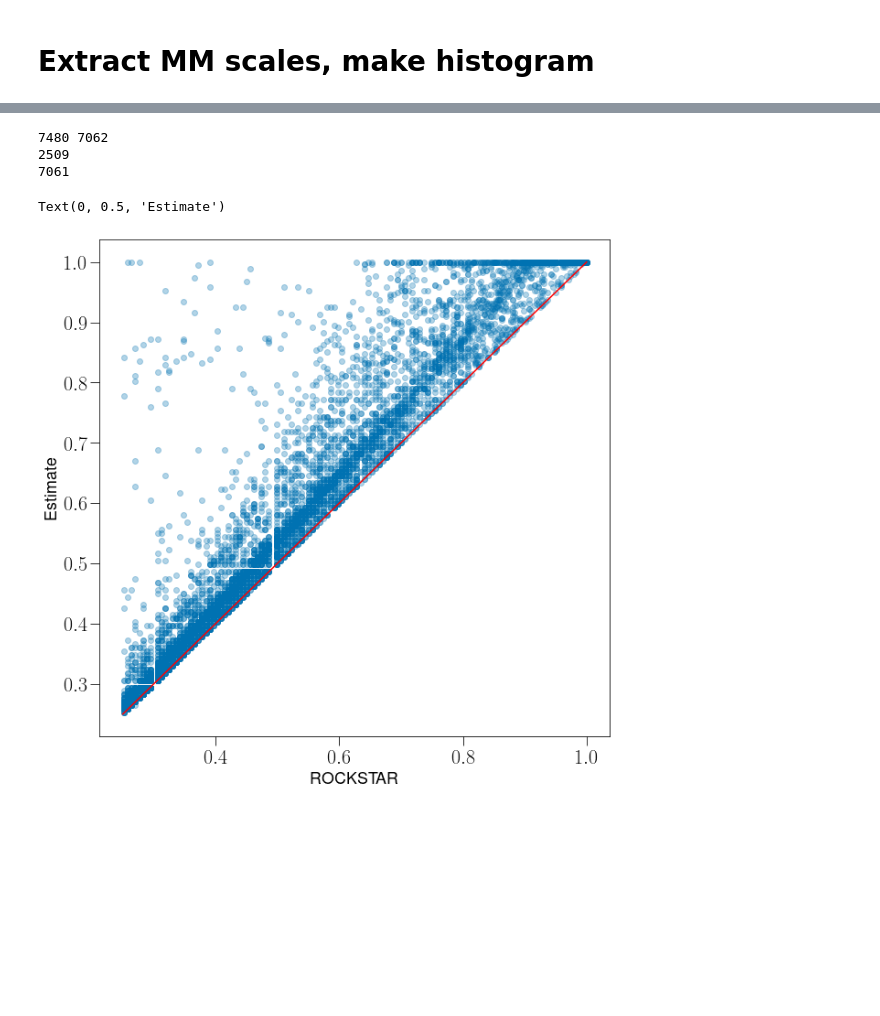
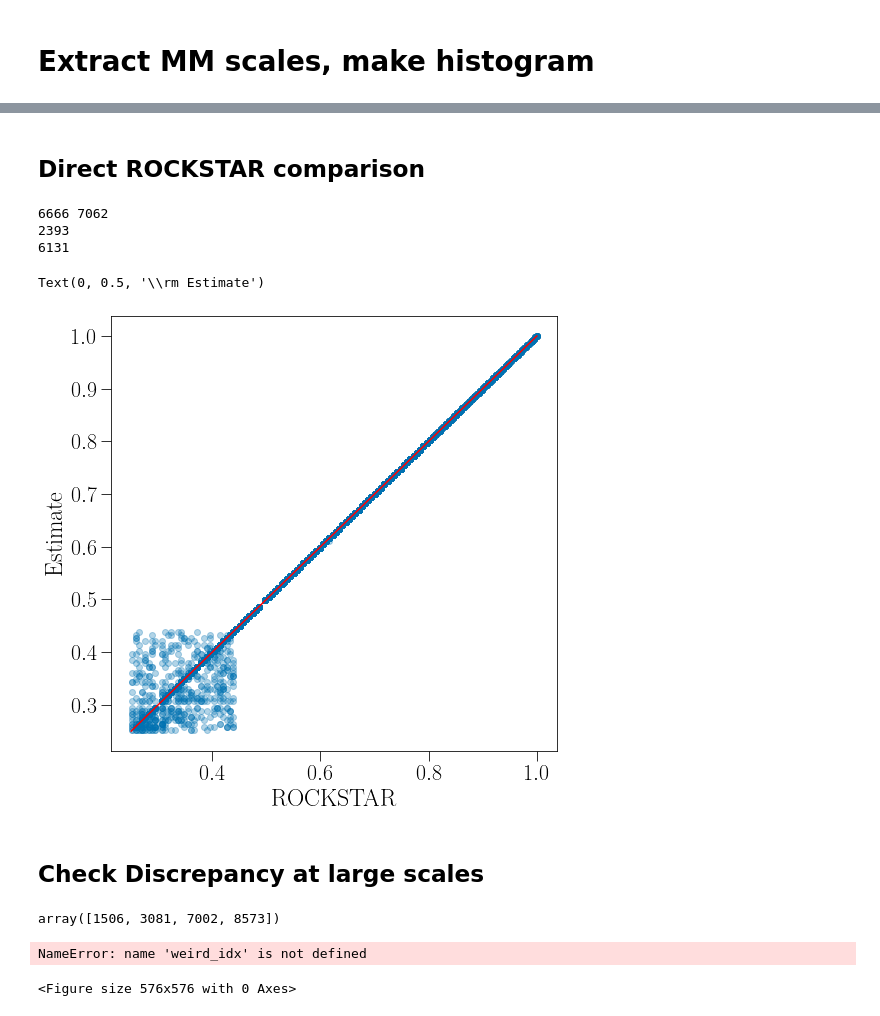
Before and after one commit to ismael-mendoza/nbody-relaxed, a Jupyter notebook: notebooks/jupyter/exploratory/extract-MM-scales2.ipynb, the cells around one changed output, grey strips where cells are left out. Drawn from its saved outputs; the diff is of its cells as text; code cells hidden in the pictures; blank space fills up the shorter version.

```diff
--- a/notebooks/jupyter/exploratory/extract-MM-scales2.ipynb
+++ b/notebooks/jupyter/exploratory/extract-MM-scales2.ipynb
@@ -70,22 +78,35 @@ print(cvir_train.shape, cvir_test.shape)
 # %%
 # first we need merger ratio at every scale
-merger_ratio  = np.zeros((len(cat), len(scales)))
+merger_ratio_inst  = np.zeros((len(cat), len(scales)))
+merger_ratio_present = np.zeros((len(cat), len(scales)))
 for i in range(len(cat)):
     for j, idx in enumerate(indices):
 #         f_sub_name = f'f_sub_a{idx}'
         m2_name = f'm2_a{idx}'
-        cpgratio_name = f'cpgratio_a{idx}'
-        merger_ratio[i, j] = np.nanmax([cat[m2_name][i], cat[cpgratio_name][i]])
+        cpg_name = f'coprog_mvir_a{idx-1}' # want coprogenitor mass at previous timestep.
+        mvir_name = f'mvir_a{idx}'
+
+        # get inst ratios
+        m2_ratio = cat[m2_name][i].item() / cat[mvir_name][i].item()
+#         cpg_ratio = cat[cpg_name][i] / cat[mvir_name][i]
+#         merger_ratio_inst[i, j] = np.nanmax((m2_ratio, cpg_ratio))
+        merger_ratio_inst[i, j] = m2_ratio
+
+        # present ratios
+        m2_ratio = cat[m2_name][i] / cat['mvir'][i].item()
+#         cpg_ratio = cat[cpg_name][i] / cat['mvir']
+#         merger_ratio_present[i, j] = np.nanmax((m2_ratio, cpg_ratio))
+        merger_ratio_present[i, j] = m2_ratio
 # %%
 # now construct scale of last MM (at present day) as a function fo different thresholds
 # Mu = np.linspace(0.1, 1, num=10)
-Mu = [0.3/1.3, 1/10, 1/30, 1/100]
+Mu = [0.3/1.3, 0.1 / 1.1 , 0.03 / (1 + 0.03), 0.01 / 1.01] # ROCKSTAR / CONSISTENT_TREES definition is ratio / (1 + ratio)
 cutoff_scales= [0.25, 0.3, 0.4, 0.8] # cutoffs for 50 particles (phil)
-scale_of_last_MM = np.zeros((len(cat), len(Mu)))
+scale_of_last_MM_inst = np.zeros((len(cat), len(Mu)))
 for i in range(len(cat)):
     for k, mu in enumerate(Mu):
-        MM_indices = np.where(merger_ratio[i] > mu)[0]
+        MM_indices = np.where(merger_ratio_inst[i] > mu)[0]
         if len(MM_indices) > 0 and scales[MM_indices[-1]] >= cutoff_scales[k]:
-            scale_of_last_MM[i, k] = scales[MM_indices[-1]]
+            scale_of_last_MM_inst[i, k] = scales[MM_indices[-1]]
         else:
-            scale_of_last_MM[i, k] = np.nan
+            scale_of_last_MM_inst[i, k] = np.nan
@@ -109,17 +155,22 @@ array([0.30635, 0.93435,     nan,     nan, 0.49835, 0.58035, 0.65235,
+# %% [markdown]
+## Direct ROCKSTAR comparison
 # %%
-keep1 = ~np.isnan(scale_of_last_MM[:, 0])
+plt.figure(figsize=(8,8))
+keep1 = ~np.isnan(scale_of_last_MM_inst[:, 0])
 keep2 = cat['scale_of_last_mm'] > 0.25
 print(keep1.sum(), keep2.sum())
 print(np.sum( (keep1 == keep2) & (keep1 == False) & (keep2 == False)))
 keep = keep1 & keep2
 print(keep.sum())
-plt.scatter(cat['scale_of_last_mm'][keep], scale_of_last_MM[:, 0][keep], alpha=0.3)
+plt.scatter(cat['scale_of_last_mm'][keep], scale_of_last_MM_inst[:, 0][keep], alpha=0.3)
 plt.plot([0.25, 1],[0.25, 1], c='r')
-plt.xlabel("ROCKSTAR", size=18)
-plt.ylabel("Estimate", size=18)
+plt.xlabel(r"\rm ROCKSTAR", size=24)
+plt.ylabel(r"\rm Estimate", size=24)
 # %% [output]
-7480 7062
-2509
-7061
+6666 7062
+2393
+6131
-Text(0, 0.5, 'Estimate')
+Text(0, 0.5, '\\rm Estimate')
-[figure, old version]
+[figure, new version]
+# %% [markdown]
+## Check Discrepancy at large scales
@@ -125,0 +180,11 @@ Text(0, 0.5, 'Estimate')
+# %%
+weird_indices
+# %% [output]
+array([1506, 3081, 7002, 8573])
+# %%
+plt.figure(figsize=(8, 8))
+plt.plot(scales, ma[weird_idx, :], 'r-x', )
+print(weird_idx)
+# %% [output]
+NameError: name 'weird_idx' is not defined
+<Figure size 576x576 with 0 Axes>
```
Also changed, not shown: parts of 15 cells of this notebook, 18 other files.
